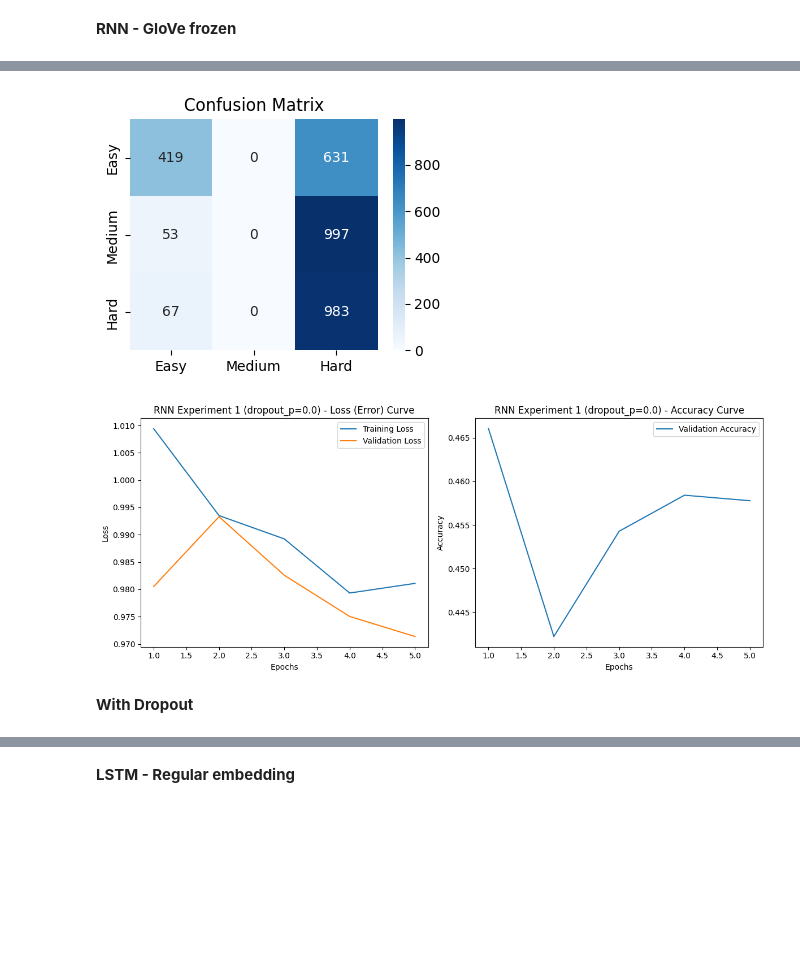
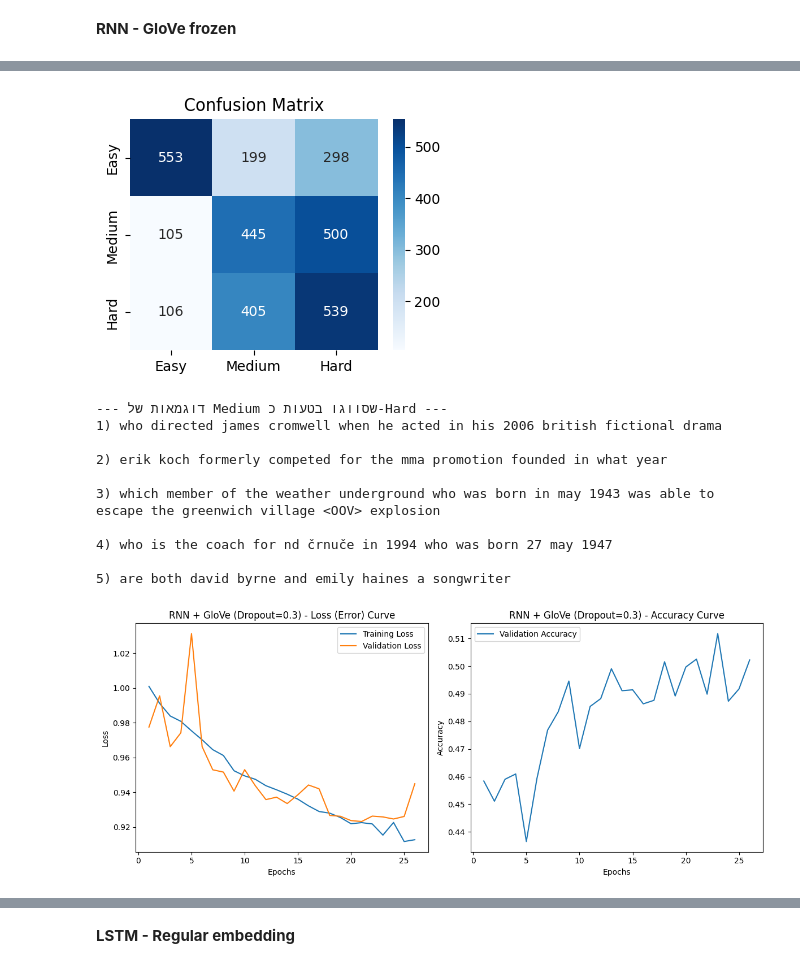
Before and after one commit to eliyahuav/NLP-project, a Jupyter notebook: PART5_Deep Learning for Text Classification.ipynb, the cells around one changed output, grey strips where cells are left out. Saved outputs shown, nothing was run; the diff lists cells and outputs as text; code cells hidden in the pictures; blank space fills up the shorter version.

```diff
--- a/PART5_Deep Learning for Text Classification.ipynb
+++ b/PART5_Deep Learning for Text Classification.ipynb
@@ -653,18 +720,19 @@ weighted avg       0.45      0.39      0.27      3150
 # %% [markdown]
 **RNN - GloVe frozen**
 # %%
-# ניסוי 2: RNN + GloVe (Frozen)
+# ==========================================
+# ניסוי 2: RNN + GloVe (Frozen) - שליטה בפרמטרים
+# ==========================================
 
-MODEL_TYPE = 'RNN'
-IS_BIDIRECTIONAL = False
-EMBED_MAT = embedding_weights
+# 1. הגדרת פרמטרים (כאן את משנה את הערכים)
+MODEL_TYPE = 'RNN'           # אפשרויות: 'RNN', 'LSTM'
+IS_BIDIRECTIONAL = False     # אפשרויות: True, False
+DROPOUT_P = 0.3              # הוספנו 0.2 כפי שהמלצנו בתוכנית הפעולה
+LEARNING_RATE = 0.0005       # קצב למידה נמוך ליציבות
+EPOCHS = 30                  # מספר איטרציות מקסימלי (ייעצר ע"י Early Stopping)
+EMBED_MAT = embedding_weights # וודאי ש-embedding_weights הוגדר קודם
 
-# =========================
-# שינוי #5: הוספת DROPOUT_P כדי לשלוט בניסוי
-# =========================
-DROPOUT_P = 0.0  # <-- ניסוי ללא Dropout (לניסוי עם Dropout: 0.2 למשל)
-
-# א. הגדרת המודל
+# א. יצירת המודל (FlexibleModel)
 model_1 = FlexibleModel(
     vocab_size=36543,
     embed_dim=100,
@@ -673,17 +741,28 @@ model_1 = FlexibleModel(
     n_layers=1,
     model_type=MODEL_TYPE,
     bidirectional=IS_BIDIRECTIONAL,
-    embedding_matrix=EMBED_MAT,
-    dropout_p=DROPOUT_P  # <-- שינוי #6: זה הפרמטר שמכבה/מדליק בפועל
+    embedding_matrix=EMBED_MAT, # כאן נכנס ה-GloVe
+    dropout_p=DROPOUT_P
 )
 
-# ב. אימון המודל
-print(f"מתחיל ניסוי: {MODEL_TYPE}, Bidirectional={IS_BIDIRECTIONAL}, Dropout_p={DROPOUT_P}")
-history_1 = run_experiment(model_1, train_loader, val_loader, epochs=5)
+# ב. הרצת האימון (משתמש בפרמטרים שהגדרנו למעלה)
+print(f"--- מריץ ניסוי: {MODEL_TYPE} | GloVe Frozen | Dropout={DROPOUT_P} | LR={LEARNING_RATE} ---")
 
-# ג. הערכת ביצועים
+history_1 = run_experiment(
+    model_1,
+    train_loader,
+    val_loader,
+    epochs=EPOCHS,
+    lr=LEARNING_RATE,
+)
+
+# ג. הערכת ביצועים והצגת תוצאות
 print_evaluation_section_c(model_1, test_loader)
 
-# הדפסת הגרף של סעיף ב.2
-plot_training_history(history_1, model_name=f"{MODEL_TYPE} Experiment 1 (dropout_p={DROPOUT_P})")
+# דוגמאות לטעויות (לראות אם ה-GloVe עזר בשמות פרטיים)
+label_map = {0: 'Easy', 1: 'Medium', 2: 'Hard'}
+print_misclassifications(model_1, test_loader, device, tokenizer, label_map, target_true='Medium', target_pred='Hard')
+
+# ה. גרפים
+plot_training_history(history_1, model_name=f"{MODEL_TYPE} + GloVe (Dropout={DROPOUT_P})")
 # %% [output]
@@ -709,4 +786,12 @@ weighted avg       0.38      0.45      0.35      3150
-[figure, old version]
+[figure, new version]
+--- דוגמאות של Medium שסווגו בטעות כ-Hard ---
+1) who directed james cromwell when he acted in his 2006 british fictional drama
+
+2) erik koch formerly competed for the mma promotion founded in what year
+
+3) which member of the weather underground who was born in may 1943 was able to escape the greenwich village <OOV> explosion
+
+4) who is the coach for nd črnuče in 1994 who was born 27 may 1947
+
+5) are both david byrne and emily haines a songwriter
-[figure, old version]
+[figure, new version]
-# %% [markdown]
-**With Dropout**
```
Also changed, not shown: parts of 15 cells of this notebook.
